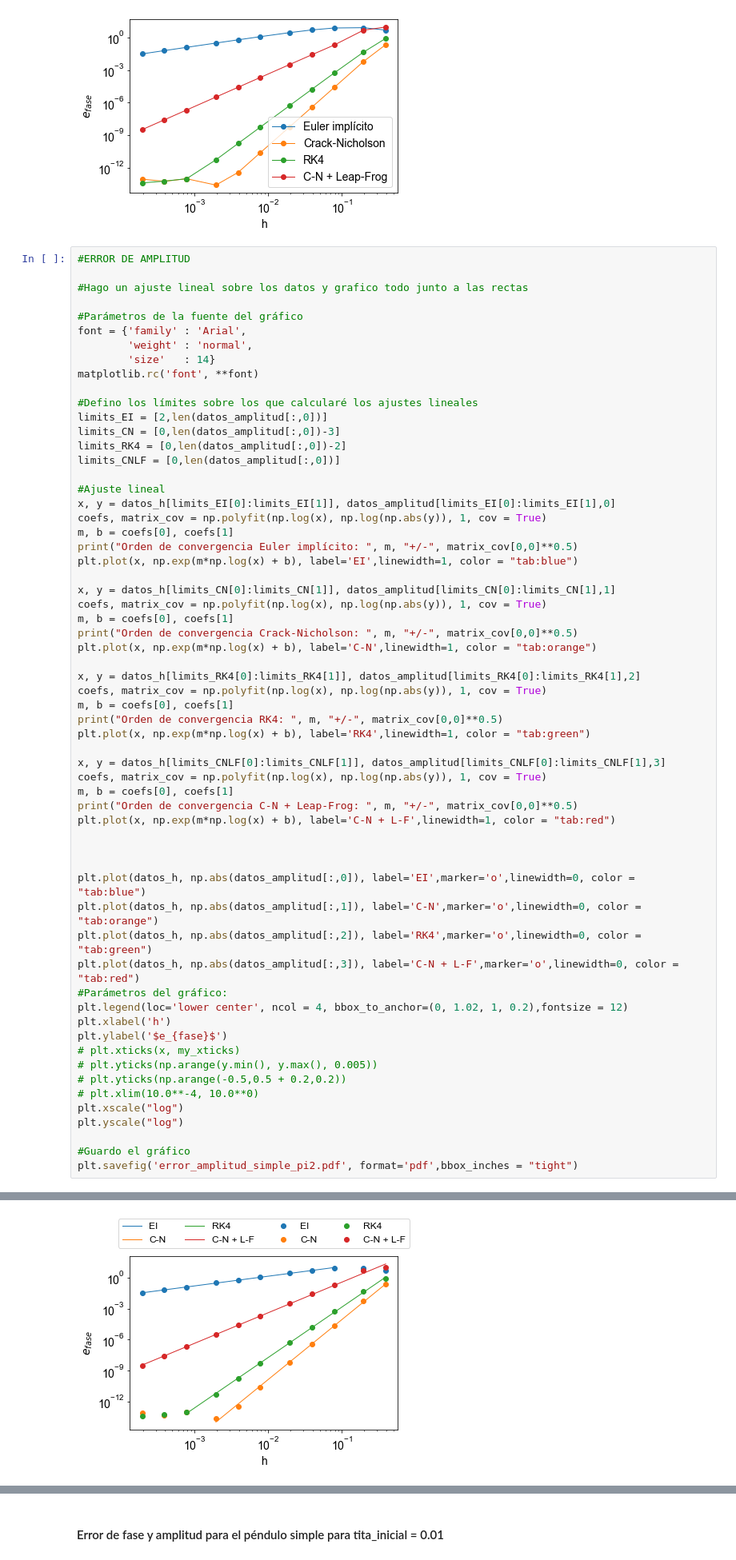
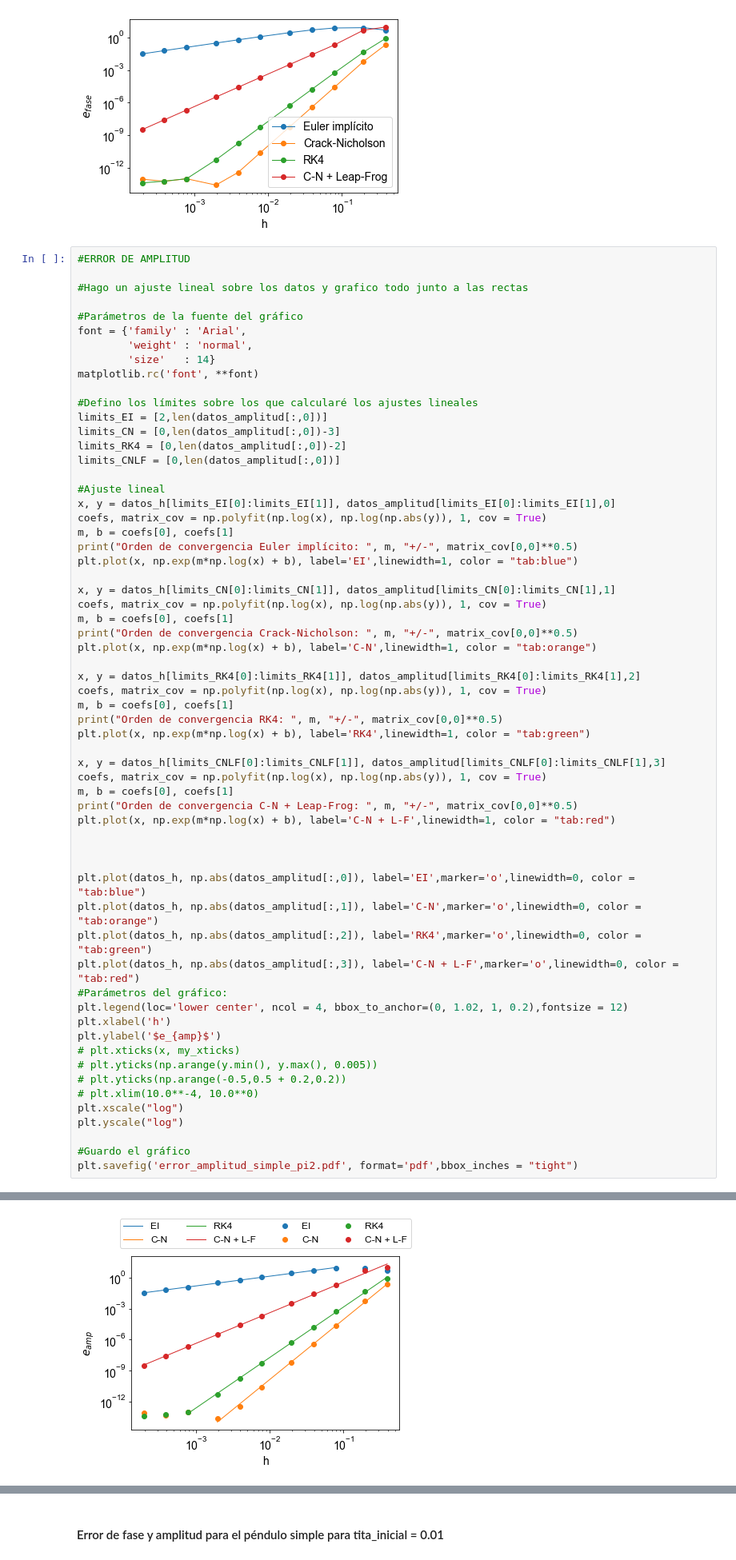
Before and after one commit to Lupama2/Guias_Metodos_Num_Fluidos_I, a Jupyter notebook: Guias/Guia_2/Ejercicio_4/Programa/graficos/graficos.ipynb, the cells around one changed output, grey strips where cells are left out. Shown at 80% size. Saved outputs shown, nothing was run; the diff lists cells and outputs as text.

```diff
--- a/Guias/Guia_2/Ejercicio_4/Programa/graficos/graficos.ipynb
+++ b/Guias/Guia_2/Ejercicio_4/Programa/graficos/graficos.ipynb
@@ -119,35 +119,35 @@ plt.plot(x, np.exp(m*np.log(x) + b), label='RK4',linewidth=1, color = "tab:green
 
 x, y = datos_h[limits_CNLF[0]:limits_CNLF[1]], datos_amplitud[limits_CNLF[0]:limits_CNLF[1],3]
 coefs, matrix_cov = np.polyfit(np.log(x), np.log(np.abs(y)), 1, cov = True)
 m, b = coefs[0], coefs[1]
 print("Orden de convergencia C-N + Leap-Frog: ", m, "+/-", matrix_cov[0,0]**0.5)
 plt.plot(x, np.exp(m*np.log(x) + b), label='C-N + L-F',linewidth=1, color = "tab:red")
 
 
 
 plt.plot(datos_h, np.abs(datos_amplitud[:,0]), label='EI',marker='o',linewidth=0, color = "tab:blue")
 plt.plot(datos_h, np.abs(datos_amplitud[:,1]), label='C-N',marker='o',linewidth=0, color = "tab:orange")
 plt.plot(datos_h, np.abs(datos_amplitud[:,2]), label='RK4',marker='o',linewidth=0, color = "tab:green")
 plt.plot(datos_h, np.abs(datos_amplitud[:,3]), label='C-N + L-F',marker='o',linewidth=0, color = "tab:red")
 #Parámetros del gráfico:
 plt.legend(loc='lower center', ncol = 4, bbox_to_anchor=(0, 1.02, 1, 0.2),fontsize = 12)
 plt.xlabel('h')
-plt.ylabel('$e_{fase}$')
+plt.ylabel('$e_{amp}$')
 # plt.xticks(x, my_xticks)
 # plt.yticks(np.arange(y.min(), y.max(), 0.005))
 # plt.yticks(np.arange(-0.5,0.5 + 0.2,0.2))
 # plt.xlim(10.0**-4, 10.0**0)
 plt.xscale("log")
 plt.yscale("log")
 
 #Guardo el gráfico
 plt.savefig('error_amplitud_simple_pi2.pdf', format='pdf',bbox_inches = "tight")
 # %% [output]
 Orden de convergencia Euler implícito:  0.9372575985568138 +/- 0.01902503308713794
 Orden de convergencia Crack-Nicholson:  5.790183279314054 +/- 0.09070012637078931
 Orden de convergencia RK4:  4.872347720305063 +/- 0.03460069824650806
 Orden de convergencia C-N + Leap-Frog:  2.9552896088114005 +/- 0.04216313986505771
-[figure, old version]
+[figure, new version]
 # %%
 #ERROR DE FASE
 
```
Also changed, not shown: parts of 1 cell of this notebook, 14 other files.
